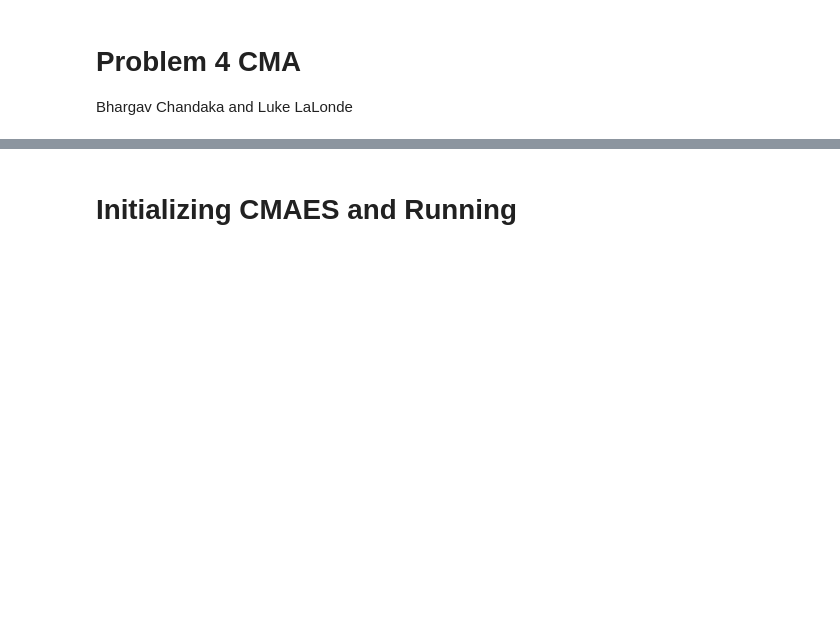
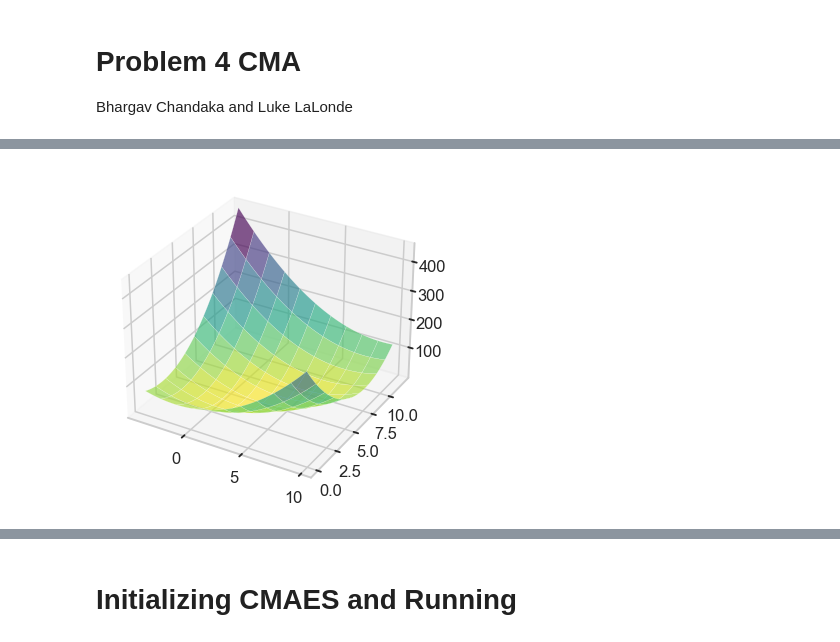
Before and after one commit to luketl2/ME-447-Project-1, a Jupyter notebook: code/Problem4/Problem4_CMA.ipynb, the cells around one changed output, grey strips where cells are left out. Saved outputs shown, nothing was run; the diff lists cells and outputs as text; code cells hidden in the pictures; blank space fills up the shorter version.

Commit message:
Recovered problem4

```diff
--- a/code/Problem4/Problem4_CMA.ipynb
+++ b/code/Problem4/Problem4_CMA.ipynb
@@ -18,0 +16,6 @@ current_problem = partial(_hyper_ell_impl, shift_x = 0.0, shift_y = 0.0)
+# %%
+low_bound = (-4, 0)
+high_bound = (10,12)
+plot_problem_3d(current_problem, (low_bound, high_bound))
+# %% [output]
+[figure, added]
```
Also changed, not shown: parts of 2 cells of this notebook.
